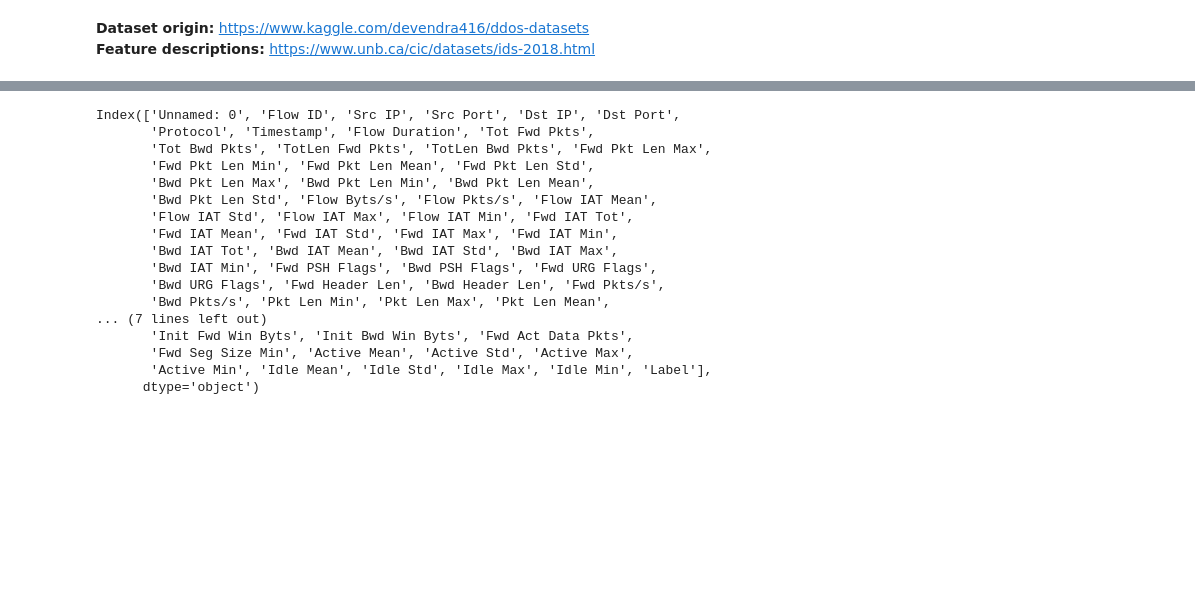
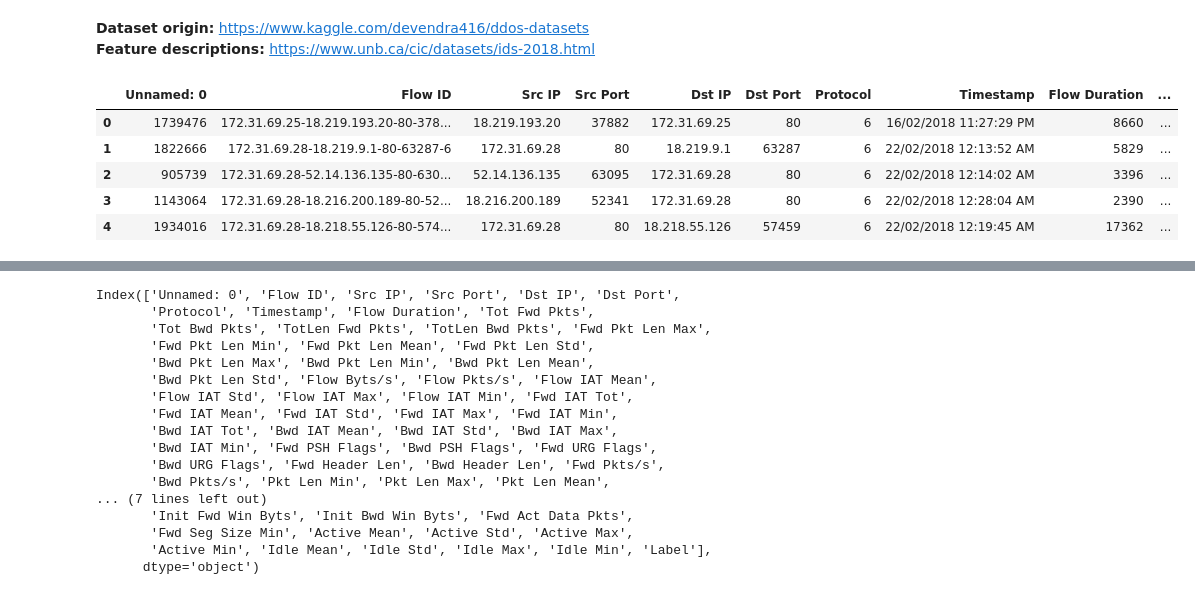
Before and after one commit to Irish-77/ddos-dompteure, a Jupyter notebook: data_cleaning.ipynb, the cells around one changed output, grey strips where cells are left out. Cells and saved outputs as stored; diff of their text form; code cells hidden in the pictures; blank space fills up the shorter version.

```diff
--- a/data_cleaning.ipynb
+++ b/data_cleaning.ipynb
@@ -13,3 +13,12 @@ import dask
 import dask.dataframe as dd
 import dask.array as da
 df = dd.read_csv('unbalaced_20_80_dataset.csv')
+# %%
+df.head()
+# %% [output]
+|  | Unnamed: 0 | Flow ID | Src IP | Src Port | Dst IP | Dst Port | Protocol | Timestamp | Flow Duration | ... |
+| 0 | 1739476 | 172.31.69.25-18.219.193.20-80-378... | 18.219.193.20 | 37882 | 172.31.69.25 | 80 | 6 | 16/02/2018 11:27:29 PM | 8660 | ... |
+| 1 | 1822666 | 172.31.69.28-18.219.9.1-80-63287-6 | 172.31.69.28 | 80 | 18.219.9.1 | 63287 | 6 | 22/02/2018 12:13:52 AM | 5829 | ... |
+| 2 | 905739 | 172.31.69.28-52.14.136.135-80-630... | 52.14.136.135 | 63095 | 172.31.69.28 | 80 | 6 | 22/02/2018 12:14:02 AM | 3396 | ... |
+| 3 | 1143064 | 172.31.69.28-18.216.200.189-80-52... | 18.216.200.189 | 52341 | 172.31.69.28 | 80 | 6 | 22/02/2018 12:28:04 AM | 2390 | ... |
+| 4 | 1934016 | 172.31.69.28-18.218.55.126-80-574... | 172.31.69.28 | 80 | 18.218.55.126 | 57459 | 6 | 22/02/2018 12:19:45 AM | 17362 | ... |
```
Also changed, not shown: parts of 1 cell of this notebook, 1 other file.
